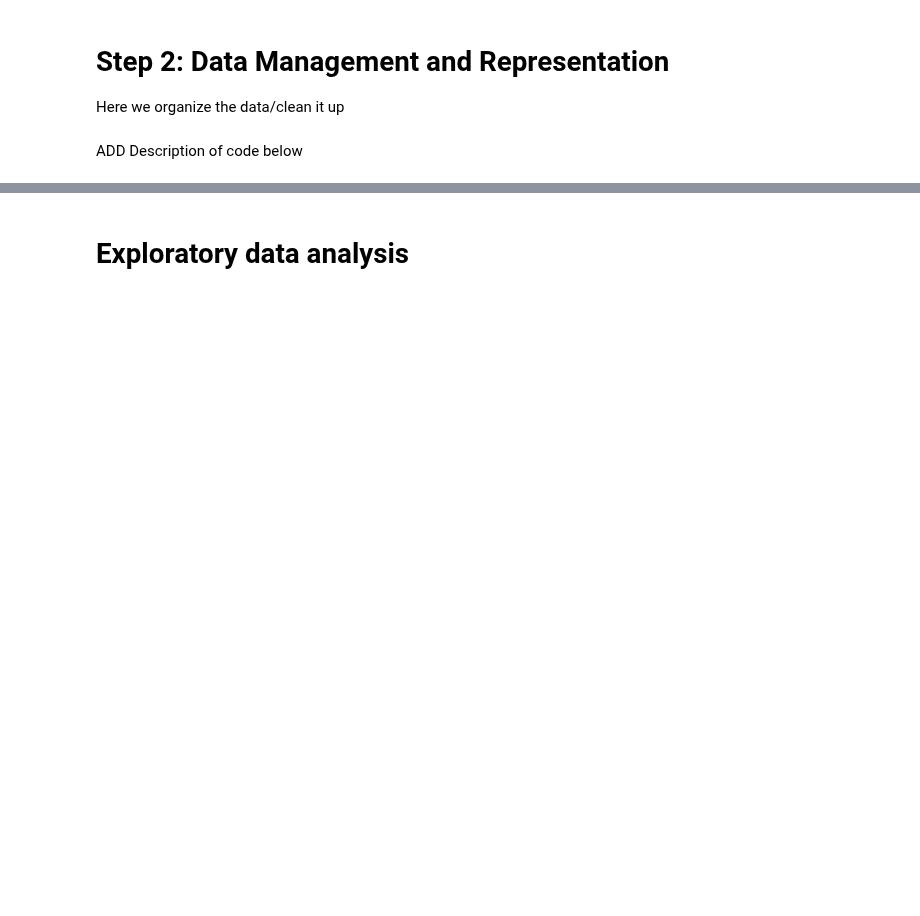
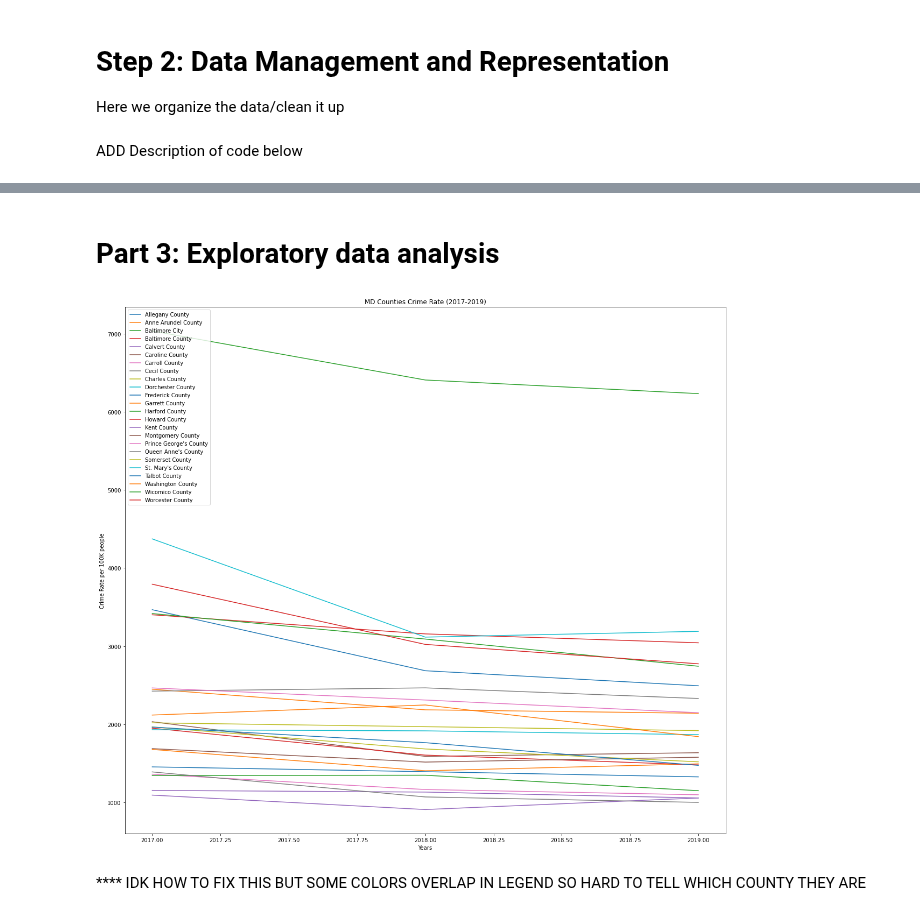
Before and after one commit to lgmueller/lgmueller.github.io, a Jupyter notebook: final-project/final-project.ipynb, the cells around one changed output, grey strips where cells are left out. Drawn from its saved outputs; the diff is of its cells as text; code cells hidden in the pictures; blank space fills up the shorter version.

```diff
--- a/final-project/final-project.ipynb
+++ b/final-project/final-project.ipynb
@@ -112,2 +201,28 @@ crime_df
 # %% [markdown]
-# Exploratory data analysis
+# Part 3: Exploratory data analysis
+# %%
+# Plot years vs overall crime rate
+
+years = [2017, 2018, 2019]
+county_names = crime_df.JURISDICTION.unique()
+
+plt.figure(figsize=(20,18))
+for curr_county in county_names:
+    # dataframe for current county data
+    curr_county_crime = crime_df[crime_df['JURISDICTION'] == curr_county]
+
+    # turn data from dataframe into array to plot
+    curr_years = curr_county_crime['YEAR'].to_numpy()
+    curr_crime = curr_county_crime['OVERALL CRIME RATE PER 100,000 PEOPLE'].to_numpy()
+    plt.title('MD Counties Crime Rate (2017-2019)')
+    plt.xlabel('Years')
+    plt.ylabel('Crime Rate per 100K people')
+    plt.plot(curr_years, curr_crime, label = curr_county)
+
+
+plt.legend(county_names, loc = "upper left")
+plt.show()
+# %% [output]
+[figure, added]
+# %% [markdown]
+**** IDK HOW TO FIX THIS BUT SOME COLORS OVERLAP IN LEGEND SO HARD TO TELL WHICH COUNTY THEY ARE
```
Also changed, not shown: parts of 6 cells of this notebook.
